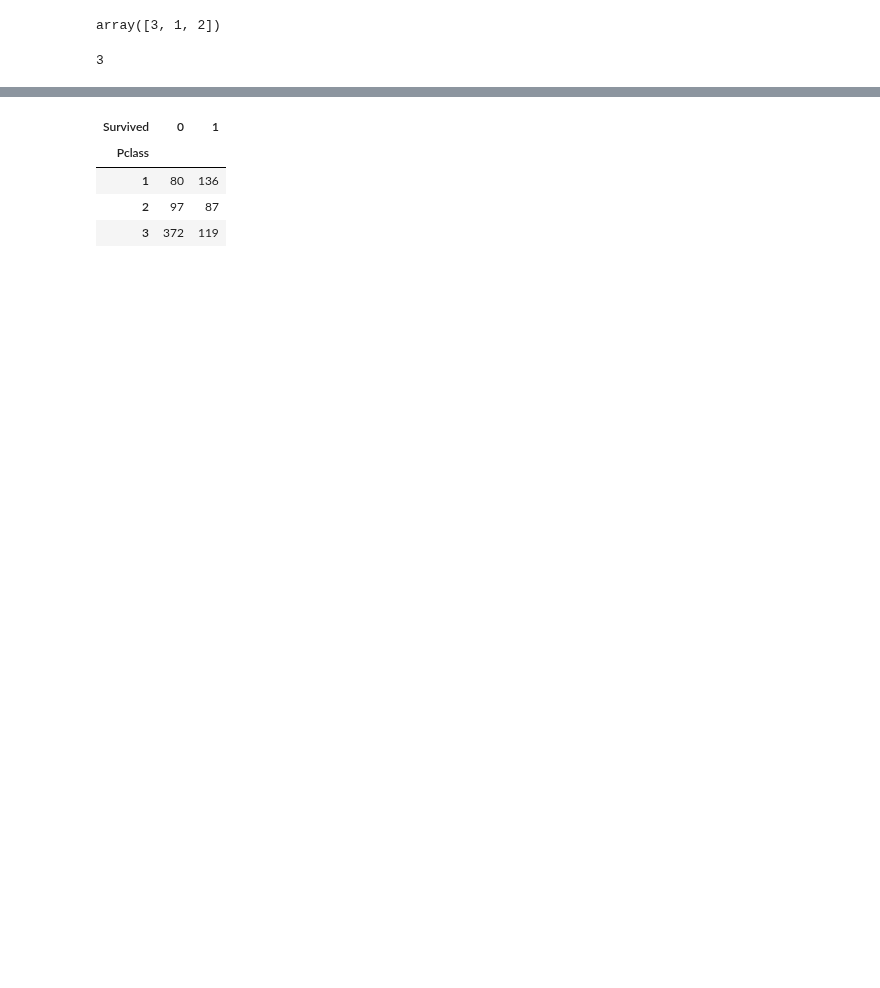
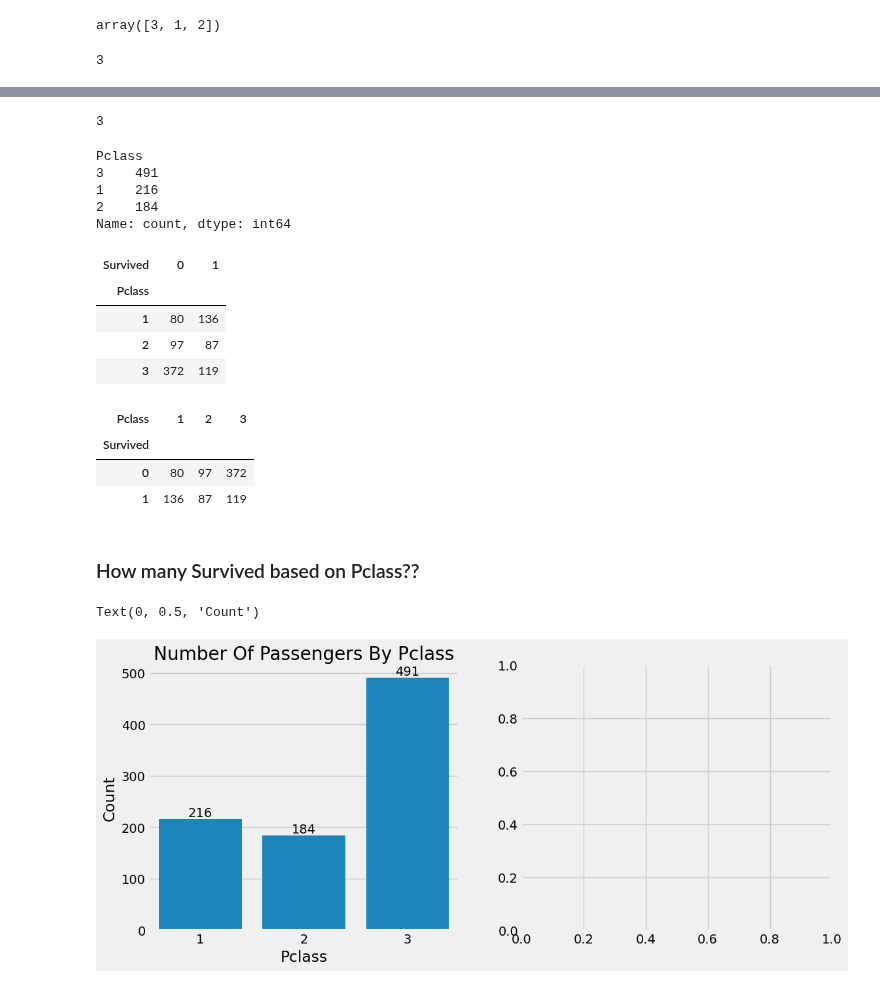
Before and after one commit to RaisulislamRimon/data-science-notes, a Jupyter notebook: module_9/module_9_class/class_2/1_exploratory_data_analysis.ipynb, the cells around one changed output, grey strips where cells are left out. Drawn from its saved outputs; the diff is of its cells as text; code cells hidden in the pictures; blank space fills up the shorter version.

```diff
--- a/module_9/module_9_class/class_2/1_exploratory_data_analysis.ipynb
+++ b/module_9/module_9_class/class_2/1_exploratory_data_analysis.ipynb
@@ -259,3 +278,15 @@ data.Pclass.nunique()
+# %%
+len(data.Pclass.unique())
+# %% [output]
+3
+# %%
+data['Pclass'].value_counts()
+# %% [output]
+Pclass
+3    491
+1    216
+2    184
+Name: count, dtype: int64
 # %%
 pd.crosstab(data.Pclass, data.Survived)
 # %% [output]
@@ -264,3 +295,24 @@ pd.crosstab(data.Pclass, data.Survived)
 | 1 | 80 | 136 |
 | 2 | 97 | 87 |
 | 3 | 372 | 119 |
+# %%
+pd.crosstab(data.Survived, data.Pclass)
+# %% [output]
+| Pclass | 1 | 2 | 3 |
+| Survived |  |  |  |
+| 0 | 80 | 97 | 372 |
+| 1 | 136 | 87 | 119 |
+# %% [markdown]
+### How many Survived based on Pclass??
+# %%
+f,ax=plt.subplots(1,2,figsize=(12,5))
+
+#datalabel=data['Pclass'].value_counts().plot.bar(color=['#75FA8D','#FFDF00','#D3D3D3'],ax=ax[0])
+datalabel=sns.countplot(x='Pclass',data=data,ax=ax[0])
+for i in datalabel.containers:
+    datalabel.bar_label(i)
+ax[0].set_title('Number Of Passengers By Pclass')
+ax[0].set_ylabel('Count')
+# %% [output]
+Text(0, 0.5, 'Count')
+[figure, added]
```
Also changed, not shown: parts of 47 cells of this notebook.
